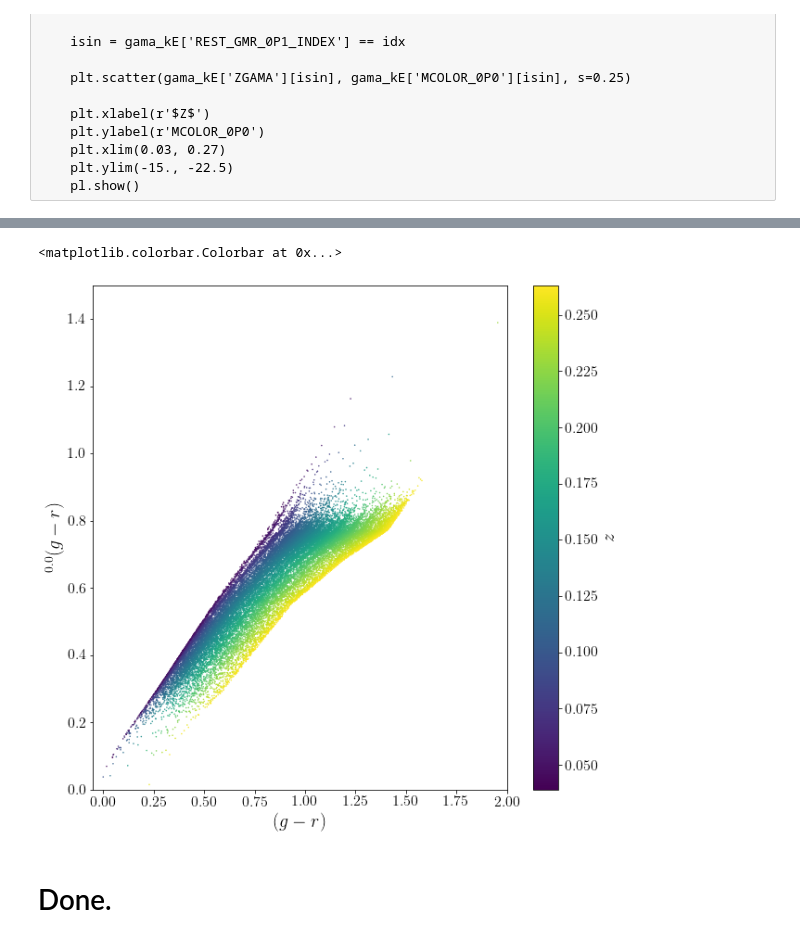
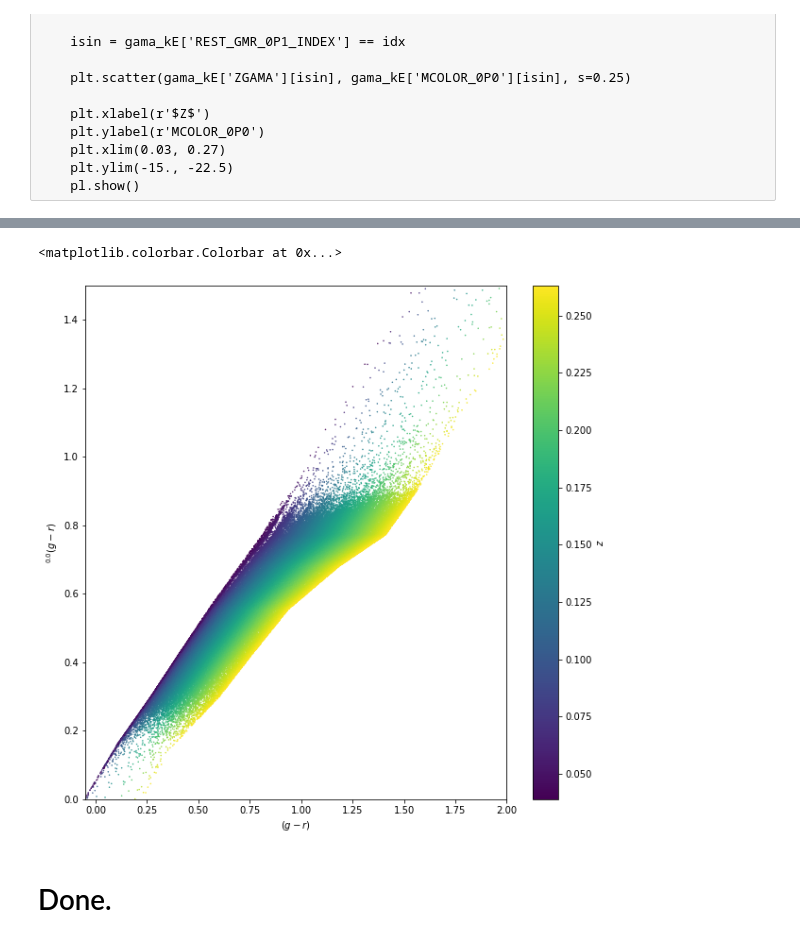
Before and after one commit to SgmAstro/DESI, a Jupyter notebook: docs/nb/kE_catQA.ipynb, the cells around one changed output, grey strips where cells are left out. Cells and saved outputs as stored; diff of their text form; code cells hidden in the pictures.

```diff
--- a/docs/nb/kE_catQA.ipynb
+++ b/docs/nb/kE_catQA.ipynb
@@ -18,8 +18,8 @@ from   cosmo         import distmod
 from   findfile      import findfile
 # %%
 dryrun  = False
-version = 'latest'
-survey  = 'desi'
+version = 'GAMA4'
+survey  = 'gama'
 # %% [markdown]
 ##  kE Catalog
 # %%
@@ -214,15 +214,15 @@ plt.colorbar(label = r'$^{0.0}(g-r)$')
 # %%
 fig, ax = plt.subplots(1,1,figsize=(10,10))
 pl.sca(ax)
 
-plt.scatter(kE['GMR'], kE['REST_GMR_0P0'], c=kE['ZDESI'], s=0.25)
+plt.scatter(kE['GMR'], kE['REST_GMR_0P0'], c=kE['ZSURV'], s=0.25)
 plt.xlabel(r'$(g-r)$')
 plt.ylabel(r'$^{0.0}(g-r)$')
 plt.xlim(-0.05, 2.0)
 plt.ylim( 0.0, 1.5)
 plt.colorbar(label='$z$')
 # %% [output]
 <matplotlib.colorbar.Colorbar at 0x...>
-[figure, old version]
+[figure, new version]
 # %% [markdown]
 # Done.
```
Also changed, not shown: parts of 9 cells of this notebook, 7 other files.
